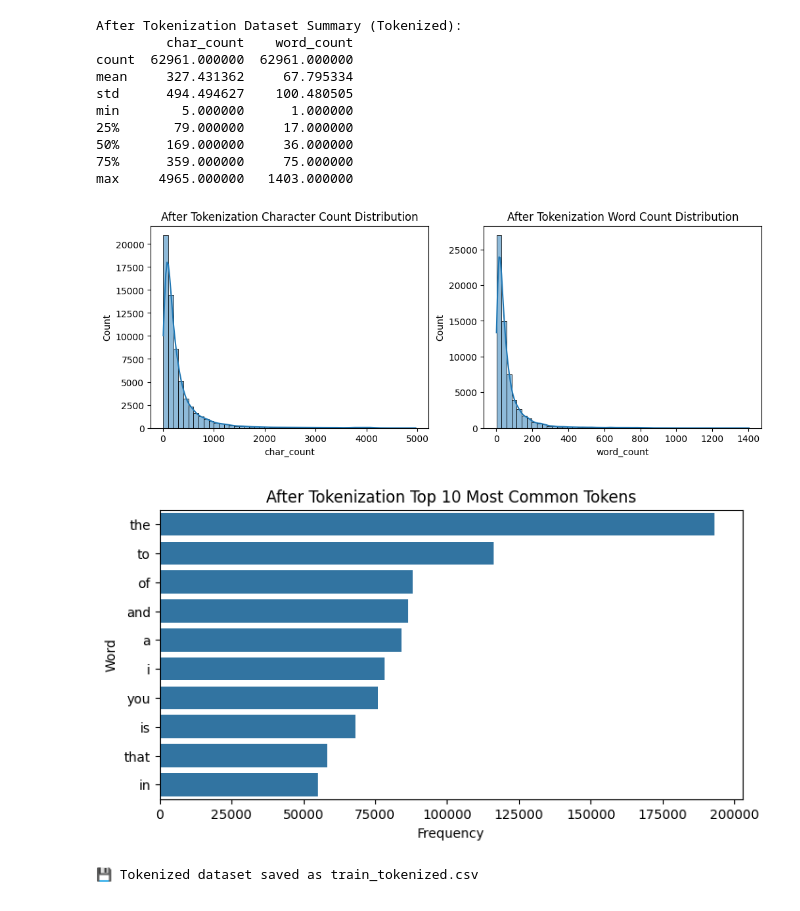
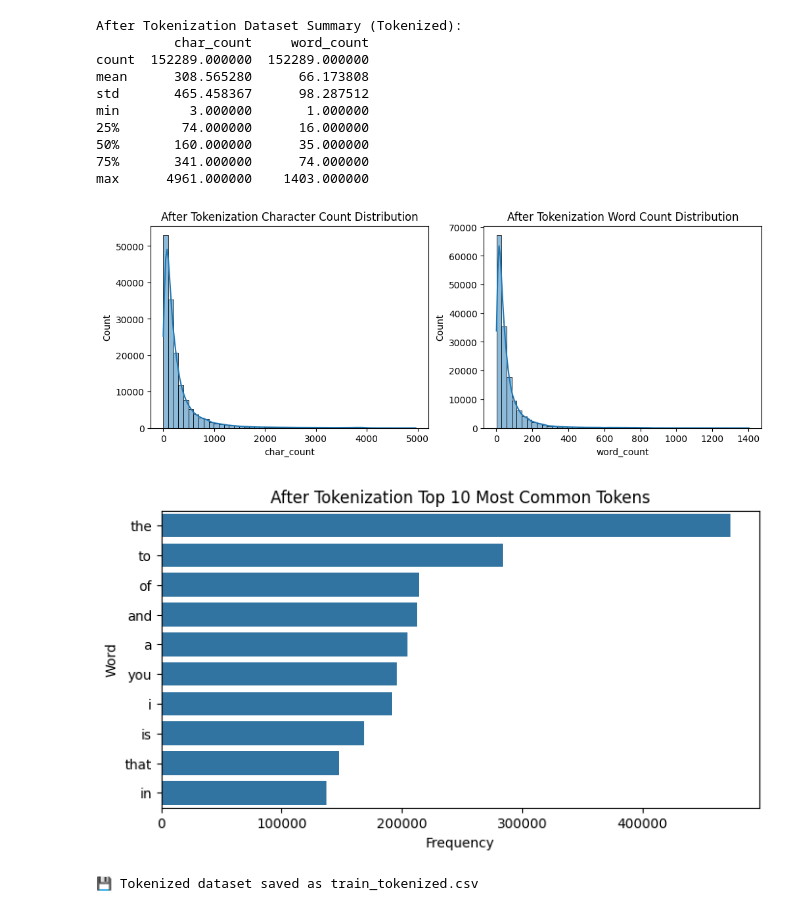
Before and after one commit to IT24100378/ToxicCommentNLPfinal, a Jupyter notebook: Tokenization.ipynb, the cells around one changed output. Cells and saved outputs as stored; diff of their text form; code cells hidden in the pictures.

```diff
--- a/Tokenization.ipynb
+++ b/Tokenization.ipynb
@@ -8,7 +8,7 @@ from collections import Counter
 
 # Load dataset
 import csv
-df = pd.read_csv("/content/Remove punctuation and special characters.csv", on_bad_lines='skip', engine='python')
+df = pd.read_csv("/content/train_preprocessed_cleaned.csv", on_bad_lines='skip', engine='python')
 
 
 
@@ -82,7 +90,10 @@ max     5000.000000   1403.000000
 # %%
 # ----- Preprocessing (Tokenization) -----
 df_tokenized = df.copy()
-df_tokenized["tokens"] = df_tokenized["comment_text"].apply(lambda x: str(x).split())
+df_tokenized["tokens"] = df_tokenized["cleaned_comment"].apply(lambda x: str(x).split())
 print("✅ Data has been preprocessed: text has been tokenized into word lists.")
+
+# Show sample
+df_tokenized[['id', 'cleaned_comment', 'tokens', 'toxic']].head()
 # %% [output]
 ✅ Data has been preprocessed: text has been tokenized into word lists.
@@ -89,46 +106,51 @@ print("✅ Data has been preprocessed: text has been tokenized into word lists."
 # %%
 # ----- EDA Function for Tokenized Data -----
-def token_eda(data, column_name, title_prefix=""):
+import matplotlib.pyplot as plt
+import seaborn as sns
+from collections import Counter
+import pandas as pd
+
+def token_eda(data, column_name="tokens", title_prefix=""):
     # Word count per comment
     data["word_count"] = data[column_name].apply(len)
     data["char_count"] = data[column_name].apply(lambda x: sum(len(w) for w in x))
 
     # Summary statistics
     print(f"\n{title_prefix} Dataset Summary (Tokenized):")
-    print(data[[column_name, "char_count", "word_count"]].describe())
+    print(data[["char_count", "word_count"]].describe())
 
     # Distribution plots
     fig, axes = plt.subplots(1, 2, figsize=(12, 4))
     sns.histplot(data["char_count"], bins=50, ax=axes[0], kde=True)
     axes[0].set_title(f"{title_prefix} Character Count Distribution")
     sns.histplot(data["word_count"], bins=50, ax=axes[1], kde=True)
     axes[1].set_title(f"{title_prefix} Word Count Distribution")
     plt.show()
 
     # Most common tokens
     all_words = [w for tokens in data[column_name] for w in tokens]
     common_words = Counter(all_words).most_common(10)
     common_df = pd.DataFrame(common_words, columns=["Word", "Frequency"])
 
     plt.figure(figsize=(8,4))
     sns.barplot(x="Frequency", y="Word", data=common_df)
     plt.title(f"{title_prefix} Top 10 Most Common Tokens")
     plt.show()
 
 # ----- EDA After Tokenization -----
-token_eda(df_tokenized.copy(), "tokens", title_prefix="After Tokenization")
+token_eda(df_tokenized.copy(), column_name="tokens", title_prefix="After Tokenization")
 # %% [output]
 After Tokenization Dataset Summary (Tokenized):
-         char_count    word_count
-count  62961.000000  62961.000000
-mean     327.431362     67.795334
-std      494.494627    100.480505
-min        5.000000      1.000000
-25%       79.000000     17.000000
-50%      169.000000     36.000000
-75%      359.000000     75.000000
-max     4965.000000   1403.000000
+          char_count     word_count
+count  152289.000000  152289.000000
+mean      308.565280      66.173808
+std       465.458367      98.287512
+min         3.000000       1.000000
+25%        74.000000      16.000000
+50%       160.000000      35.000000
+75%       341.000000      74.000000
+max      4961.000000    1403.000000
-[figure, old version]
+[figure, new version]
-[figure, old version]
+[figure, new version]
 # %%
 # ----- Save Tokenized Dataset -----
```
Also changed, not shown: parts of 5 cells of this notebook.
